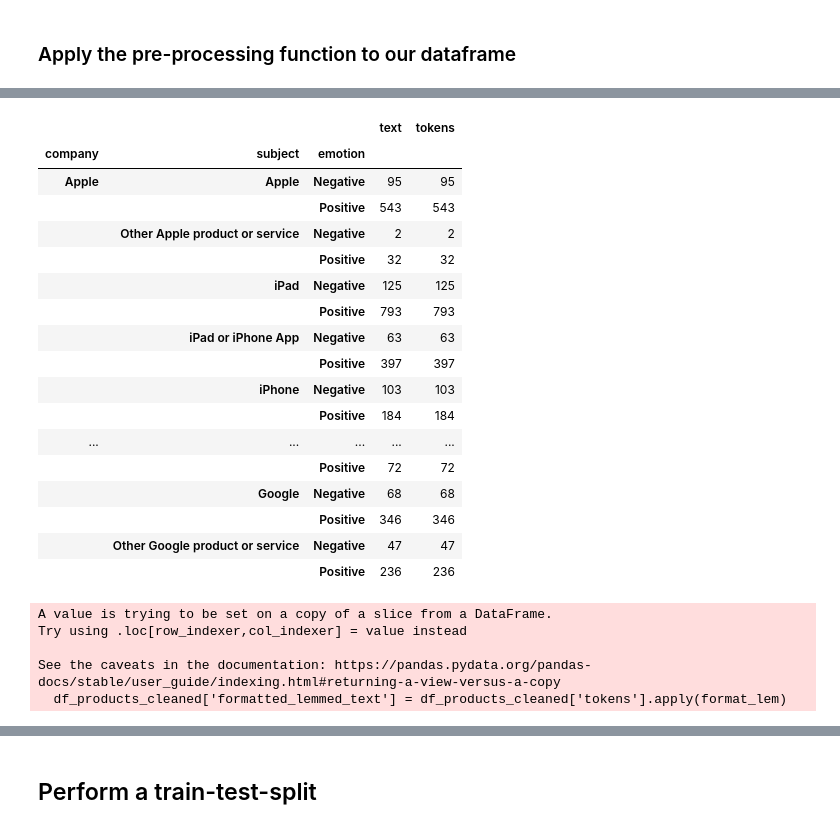
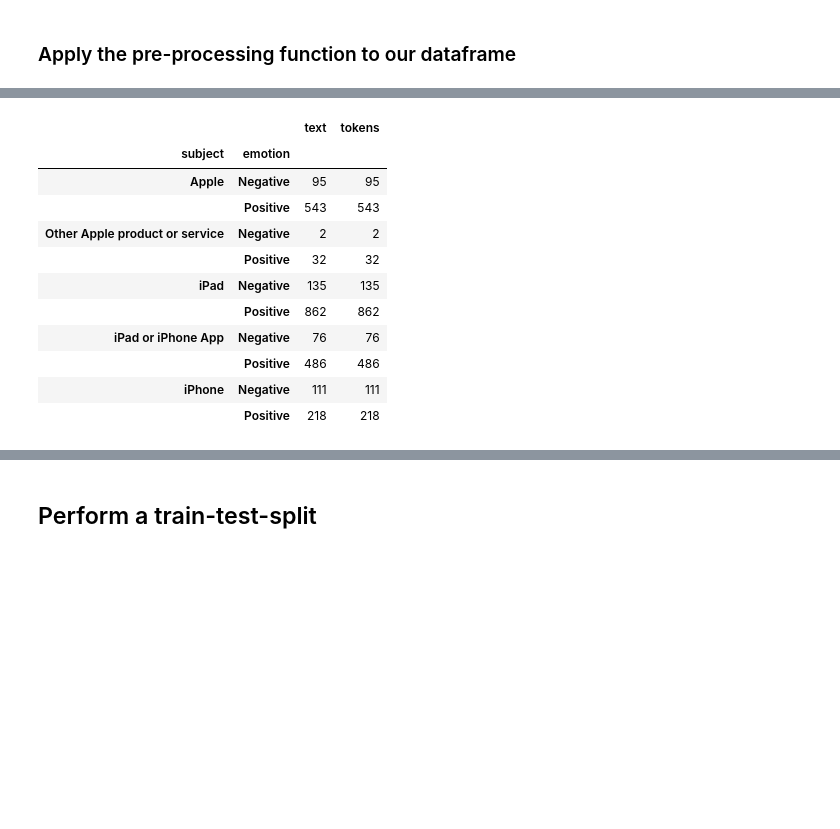
Before and after one commit to xuqc01/twitter_sentiment_analysis, a Jupyter notebook: P4ProjectNotebook.ipynb, the cells around one changed output, grey strips where cells are left out. Cells and saved outputs as stored; diff of their text form; code cells hidden in the pictures; blank space fills up the shorter version.

```diff
--- a/P4ProjectNotebook.ipynb
+++ b/P4ProjectNotebook.ipynb
@@ -25,3 +104,5 @@ df.dropna(subset='tweet_text', inplace=True)
+# %%
+df.dropna(subset='subject', inplace=True)
 # %%
 df.info()
 # %% [output]
@@ -154,2 +120,3 @@ memory usage: 124.6+ KB
 # %%
-df_products_cleaned['emotion'] = df_products_cleaned['emotion'].apply(lambda x: x.split(' ')[0])
+#clean emotion column
+df['emotion'] = df['emotion'].apply(lambda x: x.split(' ')[0])
@@ -188,3 +130,5 @@ df_products_cleaned[df_products_cleaned['text'].str.contains("RT")]
+# %%
+df.drop('company', axis=1, inplace=True)
 # %% [markdown]
 ## Data Pre-Processing
 # %%
@@ -223,4 +167,4 @@ test_tokens
 # %% [markdown]
 ### Apply the pre-processing function to our dataframe
 # %%
-df_products_cleaned['tokens'] = df_products_cleaned['text'].apply(text_preprocessing)
+df['tokens'] = df['text'].apply(text_preprocessing)
@@ -268,33 +203,21 @@ len(set(token_set))
 # %%
-df_products_cleaned.groupby(['company', 'subject', 'emotion']).count()
+df.groupby(['subject', 'emotion']).count()
 # %% [output]
-|  |  |  | text | tokens |
-| company | subject | emotion |  |  |
-| Apple | Apple | Negative | 95 | 95 |
-|  |  | Positive | 543 | 543 |
-|  | Other Apple product or service | Negative | 2 | 2 |
-|  |  | Positive | 32 | 32 |
-|  | iPad | Negative | 125 | 125 |
-|  |  | Positive | 793 | 793 |
-|  | iPad or iPhone App | Negative | 63 | 63 |
-|  |  | Positive | 397 | 397 |
-|  | iPhone | Negative | 103 | 103 |
-|  |  | Positive | 184 | 184 |
-| ... | ... | ... | ... | ... |
-|  |  | Positive | 72 | 72 |
-|  | Google | Negative | 68 | 68 |
-|  |  | Positive | 346 | 346 |
-|  | Other Google product or service | Negative | 47 | 47 |
-|  |  | Positive | 236 | 236 |
+|  |  | text | tokens |
+| subject | emotion |  |  |
+| Apple | Negative | 95 | 95 |
+|  | Positive | 543 | 543 |
+| Other Apple product or service | Negative | 2 | 2 |
+|  | Positive | 32 | 32 |
+| iPad | Negative | 135 | 135 |
+|  | Positive | 862 | 862 |
+| iPad or iPhone App | Negative | 76 | 76 |
+|  | Positive | 486 | 486 |
+| iPhone | Negative | 111 | 111 |
+|  | Positive | 218 | 218 |
 # %%
 #convert to lemmed token format
 def format_lem(tokens):
     return ' '.join(tokens)
 
-df_products_cleaned['formatted_lemmed_text'] = df_products_cleaned['tokens'].apply(format_lem)
+df['formatted_lemmed_text'] = df['tokens'].apply(format_lem)
-# %% [output]
-A value is trying to be set on a copy of a slice from a DataFrame.
-Try using .loc[row_indexer,col_indexer] = value instead
-
-See the caveats in the documentation: https://pandas.pydata.org/pandas-docs/stable/user_guide/indexing.html#returning-a-view-versus-a-copy
-  df_products_cleaned['formatted_lemmed_text'] = df_products_cleaned['tokens'].apply(format_lem)
```
Also changed, not shown: parts of 58 cells of this notebook, 3 other files.
